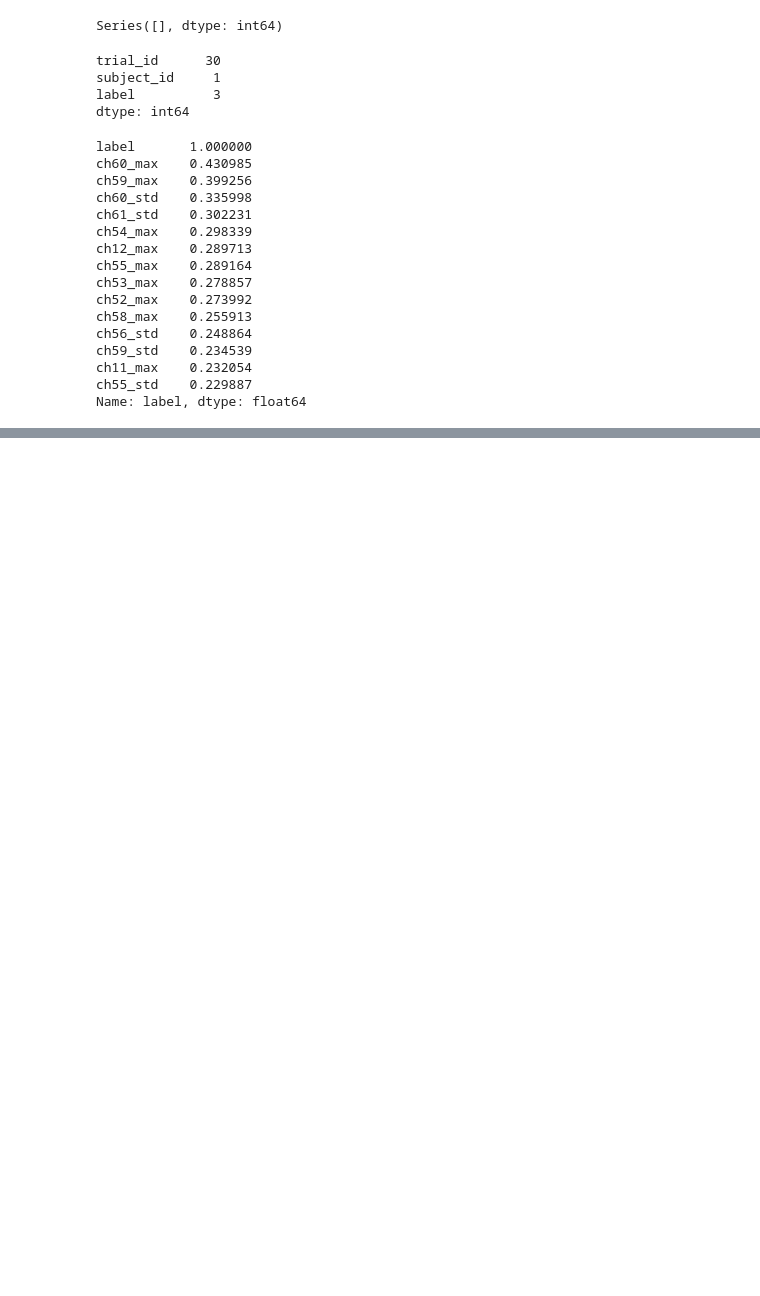
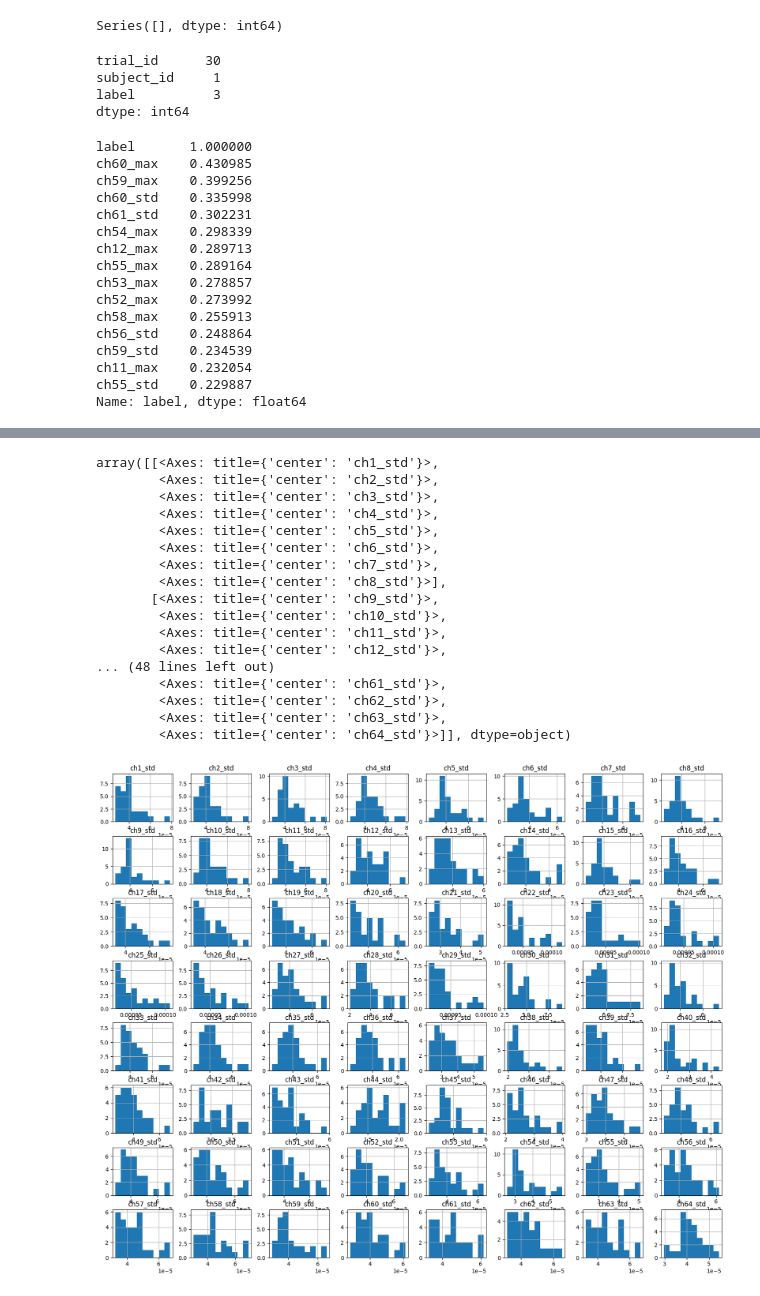
Before and after one commit to miriamlandau1999/predict_hand_imagery, a Jupyter notebook: notebooks/02_exploratory_data_analysis.ipynb, the cells around one changed output, grey strips where cells are left out. Saved outputs shown, nothing was run; the diff lists cells and outputs as text; code cells hidden in the pictures; blank space fills up the shorter version.

```diff
--- a/notebooks/02_exploratory_data_analysis.ipynb
+++ b/notebooks/02_exploratory_data_analysis.ipynb
@@ -75,3 +132,27 @@ Name: label, dtype: float64
+# %%
+# Print histogram charts for std features
+std_features = [col for col in df.columns if 'std' in col]
+
+df[std_features].hist(figsize=(20, 16), layout=(8, 8))
+# %% [output]
+array([[<Axes: title={'center': 'ch1_std'}>,
+        <Axes: title={'center': 'ch2_std'}>,
+        <Axes: title={'center': 'ch3_std'}>,
+        <Axes: title={'center': 'ch4_std'}>,
+        <Axes: title={'center': 'ch5_std'}>,
+        <Axes: title={'center': 'ch6_std'}>,
+        <Axes: title={'center': 'ch7_std'}>,
+        <Axes: title={'center': 'ch8_std'}>],
+       [<Axes: title={'center': 'ch9_std'}>,
+        <Axes: title={'center': 'ch10_std'}>,
+        <Axes: title={'center': 'ch11_std'}>,
+        <Axes: title={'center': 'ch12_std'}>,
+... (48 lines left out)
+        <Axes: title={'center': 'ch61_std'}>,
+        <Axes: title={'center': 'ch62_std'}>,
+        <Axes: title={'center': 'ch63_std'}>,
+        <Axes: title={'center': 'ch64_std'}>]], dtype=object)
+[figure, added]
 # %% [markdown]
 # Key Takeaways
  - Label 1 represents rest state and should be removed from the dataset. After removal, labels should be remapped: 1 → left hand, 2 → right hand
```
Also changed, not shown: parts of 7 cells of this notebook, 2 other files.
